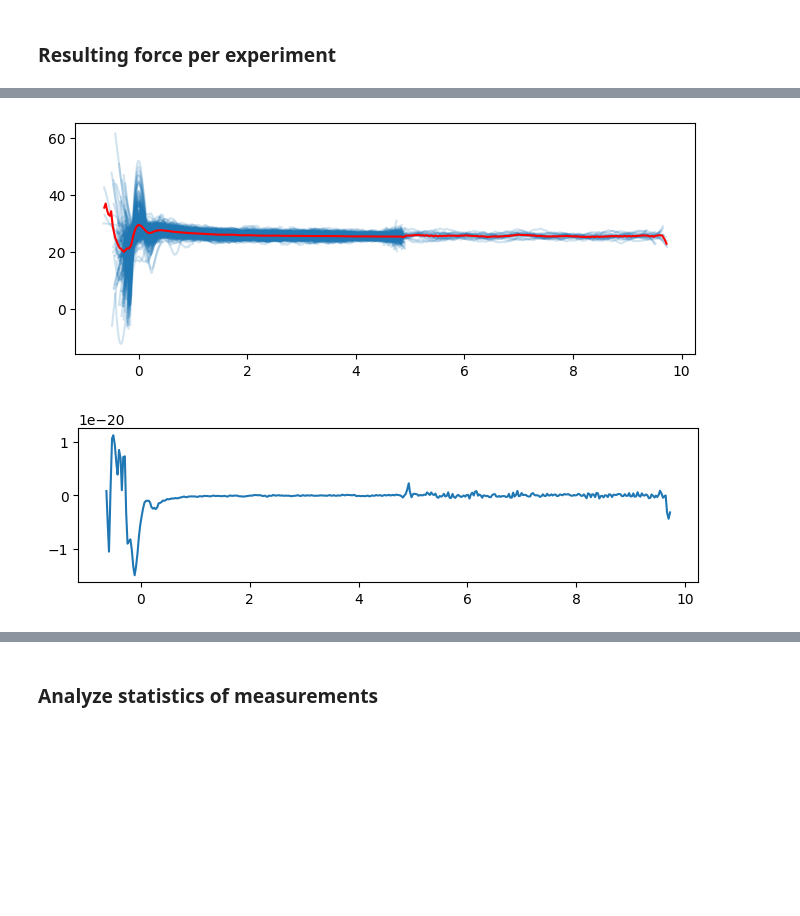
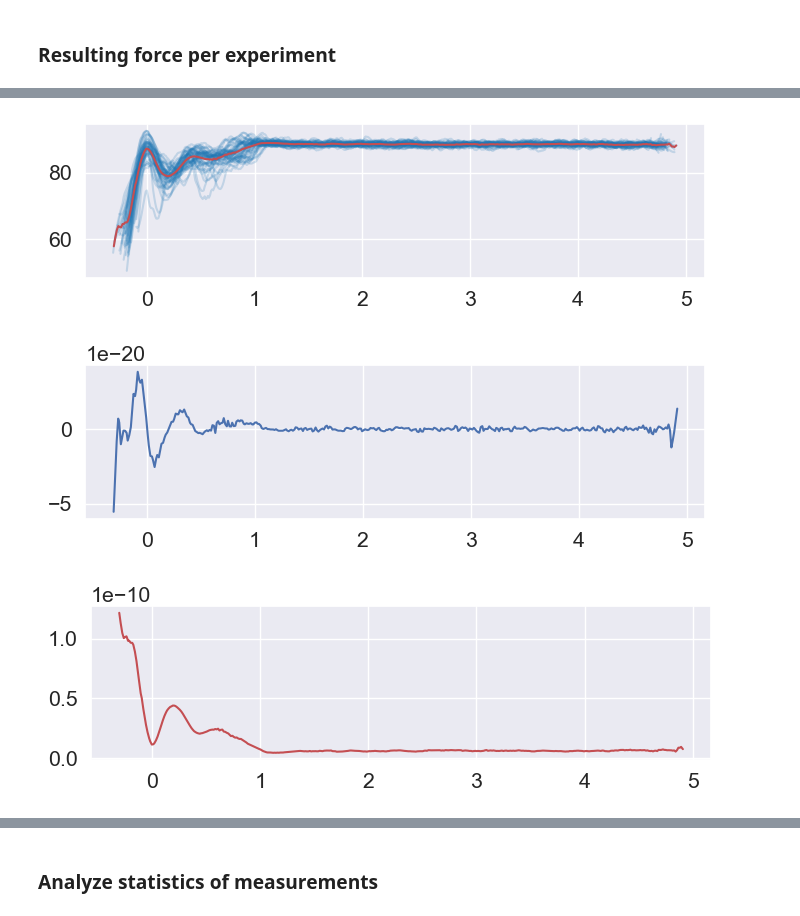
Before and after one commit to Tandemonium/AM-AFM, a Jupyter notebook: dev.ipynb, the cells around one changed output, grey strips where cells are left out. Saved outputs shown, nothing was run; the diff lists cells and outputs as text; code cells hidden in the pictures; blank space fills up the shorter version.

```diff
--- a/dev.ipynb
+++ b/dev.ipynb
@@ -16,7 +16,7 @@ Importing the dtw module. When using in academic works please cite:
 # %% [markdown]
 # Evaluate methods
 # %%
-measurements_raw, calib_params = data_loading.load_data(DATA_DIR, folder='0041_002')
+measurements_raw, calib_params = data_loading.load_data(data_dir=DATA_DIR + '/0041_002')
 # %% [markdown]
 ## Inspect data
 # %% [markdown]
@@ -130,7 +130,7 @@ visualization.plot_compare_dtw_xalign(measurements, 5)
 # %%
 # load selected curves
 files = selection.load_accepted_filepaths(DATA_DIR + '/0041_002')
-measurements = data_loading.load_data(DATA_DIR, files=files)
+measurements = data_loading.load_data(files=files)
 # %%
 # load files and preprocess curves
 ideal = [10, 23, 32, 67, 117, 326, 405, 410, 450, 462, 463, 483, 515]
@@ -386,7 +386,7 @@ df_list = []
 m_list = []
 for folder in folders:
     df = selection.load_screening_results(f'{DATA_DIR}/{folder}')
-    measurements, calib_params = data_loading.load_data(DATA_DIR, files=df.filepath.tolist())
+    measurements, calib_params = data_loading.load_data(files=df.filepath.tolist())
     measurements = preprocessing.preprocess(measurements, calib_params)
 
     # drop filepaths which from which data could not be loaded
@@ -589,0 +564,14 @@ measurements_0031_001, calib_params_0031_001 = preprocessing.preprocess(DATA_DIR
+# %%
+measurements, calib_params_0041_002 = data_loading.load_data(data_dir=DATA_DIR + '/0041_002')
+measurements_0041_002 = preprocessing.preprocess(measurements, calib_params)
+
+measurements, calib_params_0044_005 = data_loading.load_data(data_dir=DATA_DIR + '/0044_005')
+measurements_0044_005 = preprocessing.preprocess(measurements, calib_params)
+
+files = selection.load_accepted_filepaths(DATA_DIR + '/0041_002')
+measurements, calib_params_0041_002_good = data_loading.load_data(files=files)
+measurements_0041_002_good = preprocessing.preprocess(measurements, calib_params)
+
+files = selection.load_accepted_filepaths(DATA_DIR + '/0044_005')
+measurements, calib_params_0044_005_good = data_loading.load_data(files=files)
+measurements_0044_005_good = preprocessing.preprocess(measurements, calib_params)
@@ -647,11 +656,17 @@ plt.show()
 # %%
-avrg_measurement_0026_003 = analysis.average_curves(measurements_0026_003)
-visualization.plot_averaging(avrg_measurement_0026_003, measurements_0026_003)
+avrg_measurement_0041_002_good = analysis.average_curves(measurements_0041_002_good)
+visualization.plot_averaging(avrg_measurement_0041_002_good, measurements_0041_002_good, figsize=(8, 2))
 
-force_0026_003 = force.force_hoelscher(avrg_measurement_0026_003, calib_params_0026_003)
+force_0041_002_good = force.force_hoelscher(avrg_measurement_0041_002_good, calib_params_0041_002_good)
 plt.figure(figsize=(8, 2))
-plt.plot(*force_0026_003)
+plt.plot(*force_0041_002_good)
 plt.show()
+
+force_p_0041_002_good = force.force_payman(avrg_measurement_0041_002_good, calib_params_0041_002_good)
+plt.figure(figsize=(8, 2))
+plt.plot(*force_p_0041_002_good, 'r')
+plt.show()
 # %% [output]
-[figure, old version]
+[figure, new version]
-[figure, old version]
+[figure, new version]
+[figure, added]
```
Also changed, not shown: parts of 9 cells of this notebook, 4 other files.
